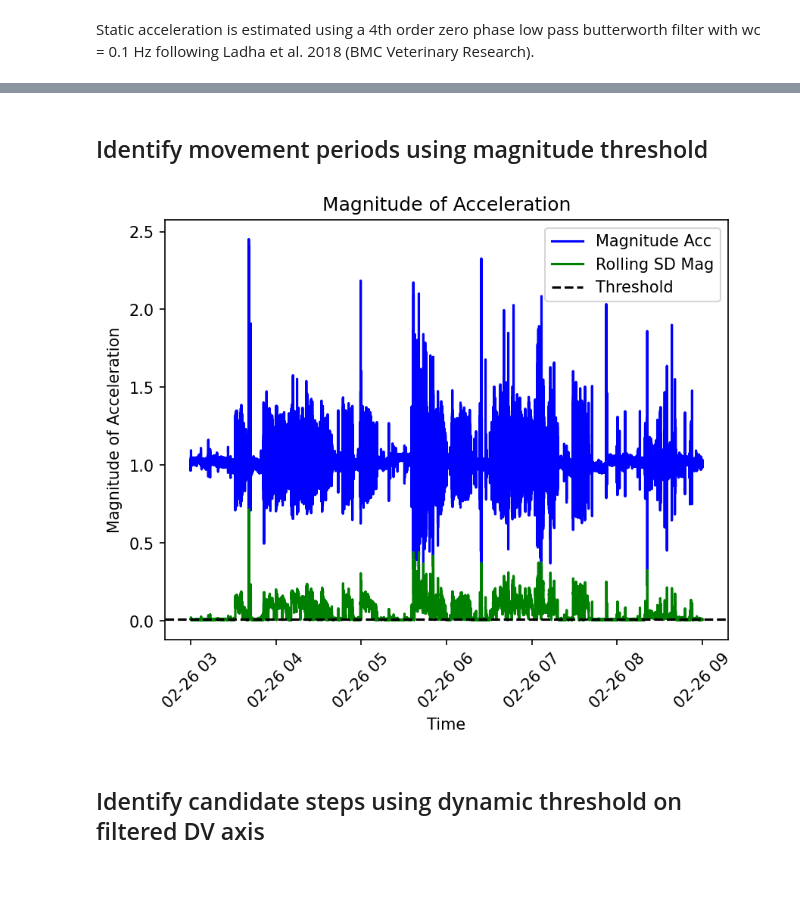
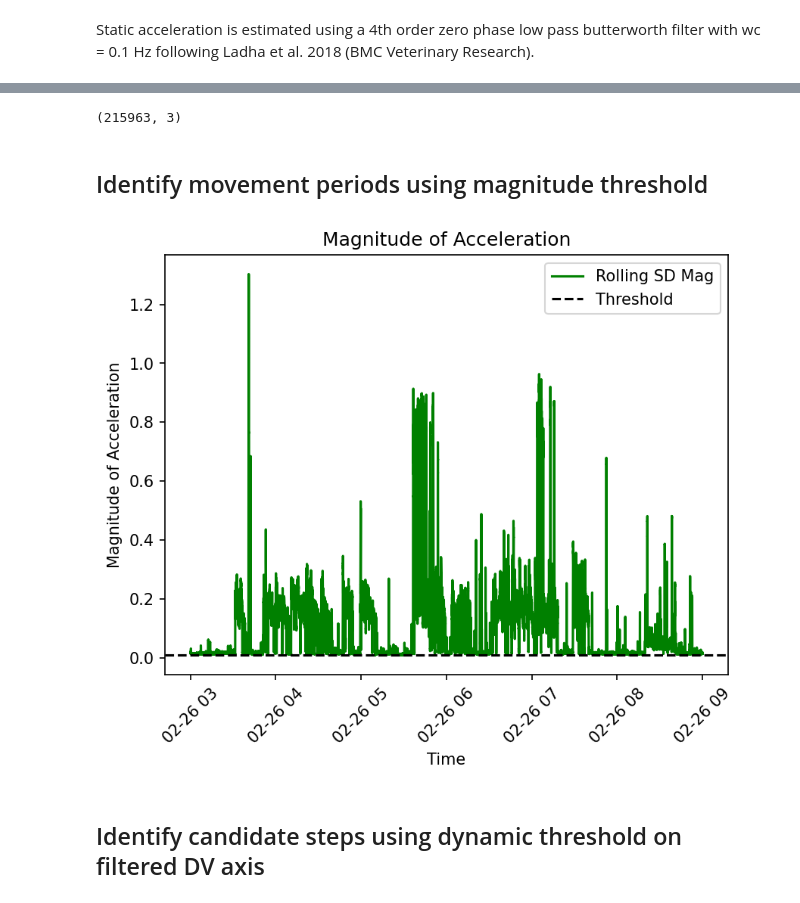
Before and after one commit to rhemitoth/Dead_Reckoning_Python, a Jupyter notebook: StepCount.ipynb, the cells around one changed output, grey strips where cells are left out. Drawn from its saved outputs; the diff is of its cells as text; code cells hidden in the pictures.

```diff
--- a/StepCount.ipynb
+++ b/StepCount.ipynb
@@ -119,8 +162,8 @@ Static acceleration is estimated using a 4th order zero phase low pass butterwor
 
 # Parameters
 order = 4  # 4th order
-cutoff_frequency = 0.1  # Cutoff frequency in Hz
-sampling_rate = 1  # Sampling rate in Hz (adjust as needed)
+cutoff_frequency = 0.5  # Cutoff frequency in Hz
+sampling_rate = 10 # Sampling rate in Hz (adjust as needed)
 
 # Normalized cutoff frequency (as a fraction of the Nyquist frequency)
 nyquist_frequency = 0.5 * sampling_rate
@@ -172,11 +215,13 @@ Gy = np.array(df['Gy'])
 Gz = np.array(df['Gz'])
 
 # Compute pitch (radians)
-pitch = np.arctan2(Gy,np.sqrt(Gx**2 + Gz**2))
+#pitch = np.arctan2(Gy,np.sqrt(Gx**2 + Gz**2))
+pitch = np.arctan2(Gx,np.sqrt(Gy**2 + Gz**2))
 df['pitch'] = pitch
 
 # Compute roll (radians)
-roll =  np.arctan2(Gx,np.sqrt(Gy**2 + Gz**2))
+#roll =  np.arctan2(Gx,np.sqrt(Gy**2 + Gz**2))
+roll =  np.arctan2(Gy,np.sqrt(Gx**2 + Gz**2))
 df['roll'] = roll
 # %%
 # Get Rx
@@ -222,15 +267,22 @@ Ry = get_Ry(roll)
 # Get array of raw acceleration
 Acc = np.asarray(df[['Acc_x','Acc_y','Acc_z']])
 
-# Compute combined rotation matrices
-combined_rotation_matrices = np.einsum('ijk,ikl->ijl', Rx, Ry)
+# Remove the effects of pitch by multiplying the accelerometer data by the pitch rotation matrices
+pitch_corrected_data = np.einsum('ijk,ik->ij', Rx, Acc)
 
-# Apply the combined rotation matrices to the vectors
-rotated_data = np.einsum('ijk,ik->ij', combined_rotation_matrices, Acc)
+# Remove the effects of roll by multiplying the pitch-corrected data by the roll rotation matrices
+pitch_and_roll_corrected_data = np.einsum('ijk,ik->ij', Ry,pitch_corrected_data)
+
+# Convert from numpy to pandas and add the data to the "df" dataframe
+rotated_data = pitch_and_roll_corrected_data
 rotated_data_df = pd.DataFrame(rotated_data, columns=['RAx', 'RAy', 'RAz'])
 df['RAx'] = rotated_data_df['RAx']
 df['RAy'] = rotated_data_df['RAy']
 df['RAz'] = rotated_data_df['RAz']
+# %%
+Acc.shape
+# %% [output]
+(215963, 3)
 # %%
 # # ROTATE DATA
 
@@ -265,11 +317,12 @@ df['RAz'] = rotated_data_df['RAz']
 ## Identify movement periods using magnitude threshold
 # %%
 # DESIGN THE BUTTERWORTH FILTER
+# Purpose of this butterworth filter is to filter out noise in the Acc data
 
 # Parameters
 order = 4  # 4th order
-cutoff_frequency = 0.2  # Cutoff frequency in Hz
-sampling_rate = 1  # Sampling rate in Hz (adjust as needed)
+cutoff_frequency = 4.75  # Cutoff frequency in Hz (Wc). Here
+sampling_rate = 10  # Sampling rate in Hz (adjust as needed)
 
 # Normalized cutoff frequency (as a fraction of the Nyquist frequency)
 nyquist_frequency = 0.5 * sampling_rate
@@ -298,33 +351,33 @@ df['mag_sd'] = df['magnitude'].rolling(window=window_size).std()
 # %%
 # Plot magnitude vs time
 mag = df['magnitude']
 dt = df['datetime']
 mag_std = df['mag_sd']
 
 # Create a 3D plot
 fig = plt.figure()
 ax = fig.add_subplot(111)
 
 # Plot the trajectory
-ax.plot(dt, mag, linestyle='-', color='b', label='Magnitude Acc')
+#ax.plot(dt, mag, linestyle='-', color='b', label='Magnitude Acc')
 ax.plot(dt,mag_std,linestyle="-", color = "g", label = "Rolling SD Mag")
 plt.axhline(y=sd_threshold, color='black', linestyle='--', label='Threshold')
 
 # Setting labels
 ax.set_xlabel('Time')
 ax.set_ylabel('Magnitude of Acceleration')
 
 # Rotate the x axis labels
 plt.xticks(rotation = 45)
 
 # Adding a title and legend
 ax.set_title('Magnitude of Acceleration')
 ax.legend()
 
 # Show plot
 plt.show()
 # %% [output]
-[figure, old version]
+[figure, new version]
 # %%
 # Split activity periods into groups based on SD threshold
 above_sd_threshold = np.array(df['mag_sd']) > sd_threshold
```
Also changed, not shown: parts of 51 cells of this notebook, 2 other files.
